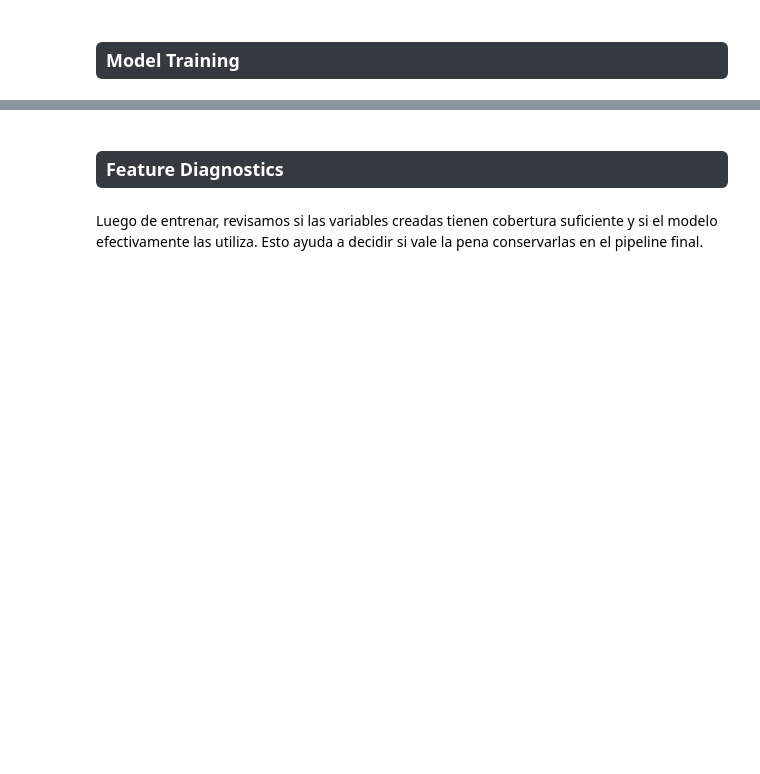
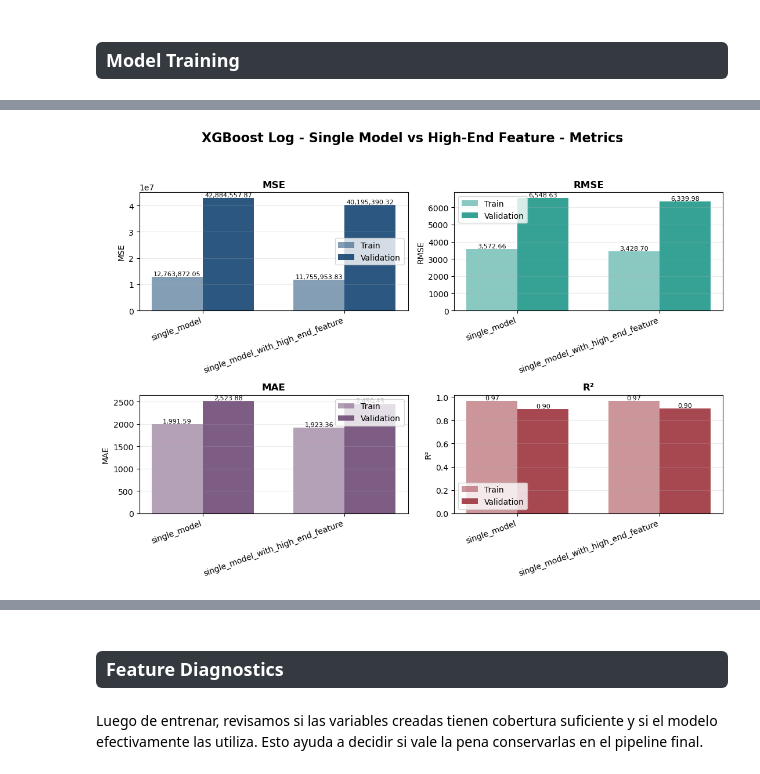
Before and after one commit to abrildiaco/TP_Final_ML, a Jupyter notebook: notebooks/just_trying.ipynb, the cells around one changed output, grey strips where cells are left out. Drawn from its saved outputs; the diff is of its cells as text; code cells hidden in the pictures; blank space fills up the shorter version.

```diff
--- a/notebooks/just_trying.ipynb
+++ b/notebooks/just_trying.ipynb
@@ -301,0 +422,8 @@ visual.plot_regression_metrics(
+# %%
+XGBOOST_PARAMS = {
+    "n_estimators": 500,
+    "learning_rate": 0.05,
+    "max_depth": 6,
+    "subsample": 0.8,
+    "colsample_bytree": 0.8,
+}
@@ -301,0 +481,20 @@ visual.plot_regression_metrics(
+# %%
+single_model_high_end_mask_train = X_train_fe["Marca"].isin(fe.DEFAULT_PREMIUM_BRANDS)
+single_model_high_end_mask_val = X_val_fe["Marca"].isin(fe.DEFAULT_PREMIUM_BRANDS)
+
+X_train_high_end_feature = X_train_encoded.copy()
+X_val_high_end_feature = X_val_encoded.copy()
+
+X_train_high_end_feature["Es_Alta_Gama"] = single_model_high_end_mask_train.astype(int)
+X_val_high_end_feature["Es_Alta_Gama"] = single_model_high_end_mask_val.astype(int)
+
+xgboost_high_end_feature_model, xgboost_high_end_feature_metrics, xgboost_high_end_feature_predictions = mod.train_xgboost(
+    X_train_high_end_feature,
+    y_train,
+    X_val_high_end_feature,
+    y_val,
+    use_log_target=True,
+    **XGBOOST_PARAMS,
+)
+
+xgboost_high_end_feature_metrics
@@ -301,0 +504,18 @@ visual.plot_regression_metrics(
+# %%
+high_end_feature_comparison = pd.concat(
+    [
+        xgboost_single_metrics.assign(model="single_model"),
+        xgboost_high_end_feature_metrics.assign(model="single_model_with_high_end_feature"),
+    ],
+    ignore_index=True,
+)
+
+visual.plot_regression_metrics(
+    high_end_feature_comparison,
+    model_name="XGBoost Log - Single Model vs High-End Feature",
+    label_col="model",
+)
+
+high_end_feature_comparison
+# %% [output]
+[figure, added]
```
Also changed, not shown: parts of 38 cells of this notebook, 5 other files.
